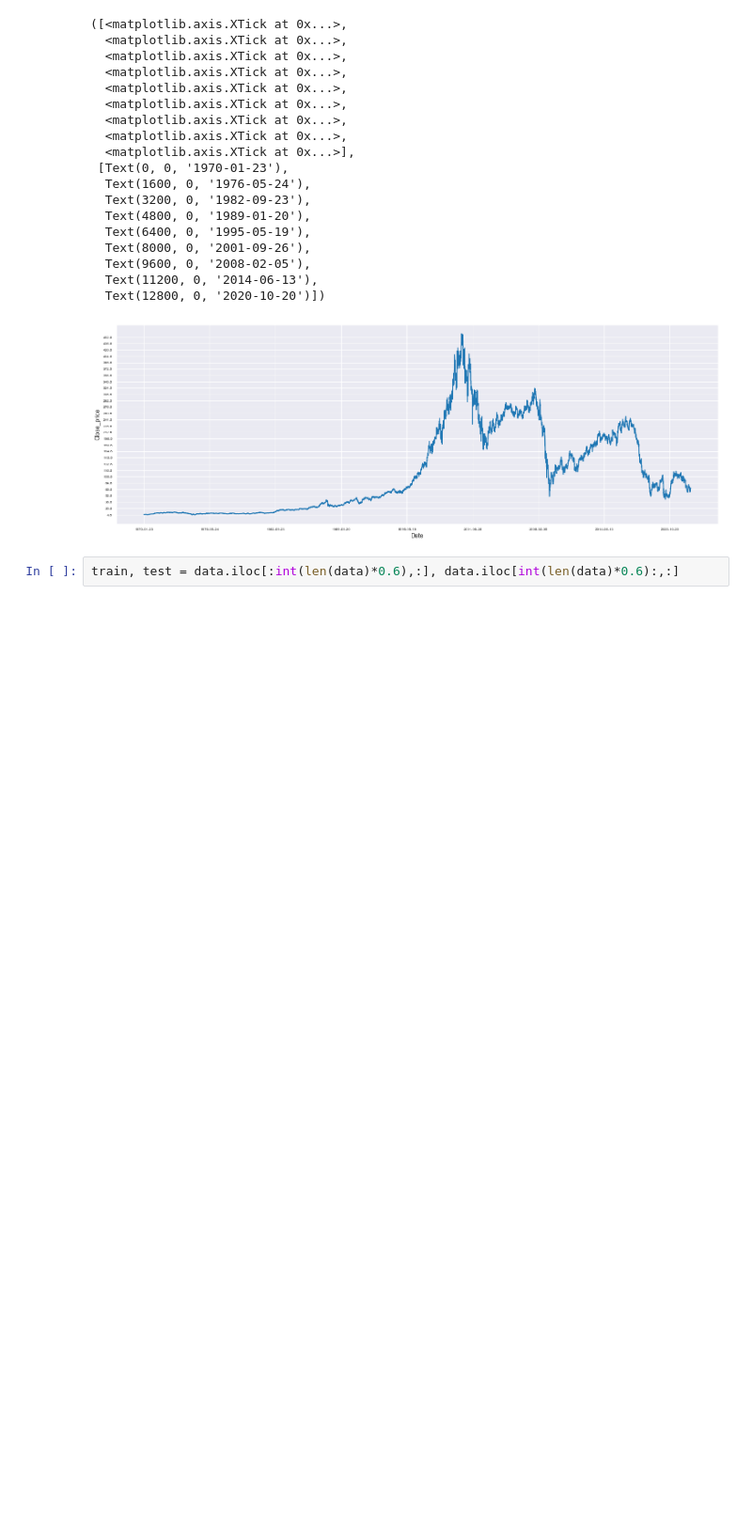
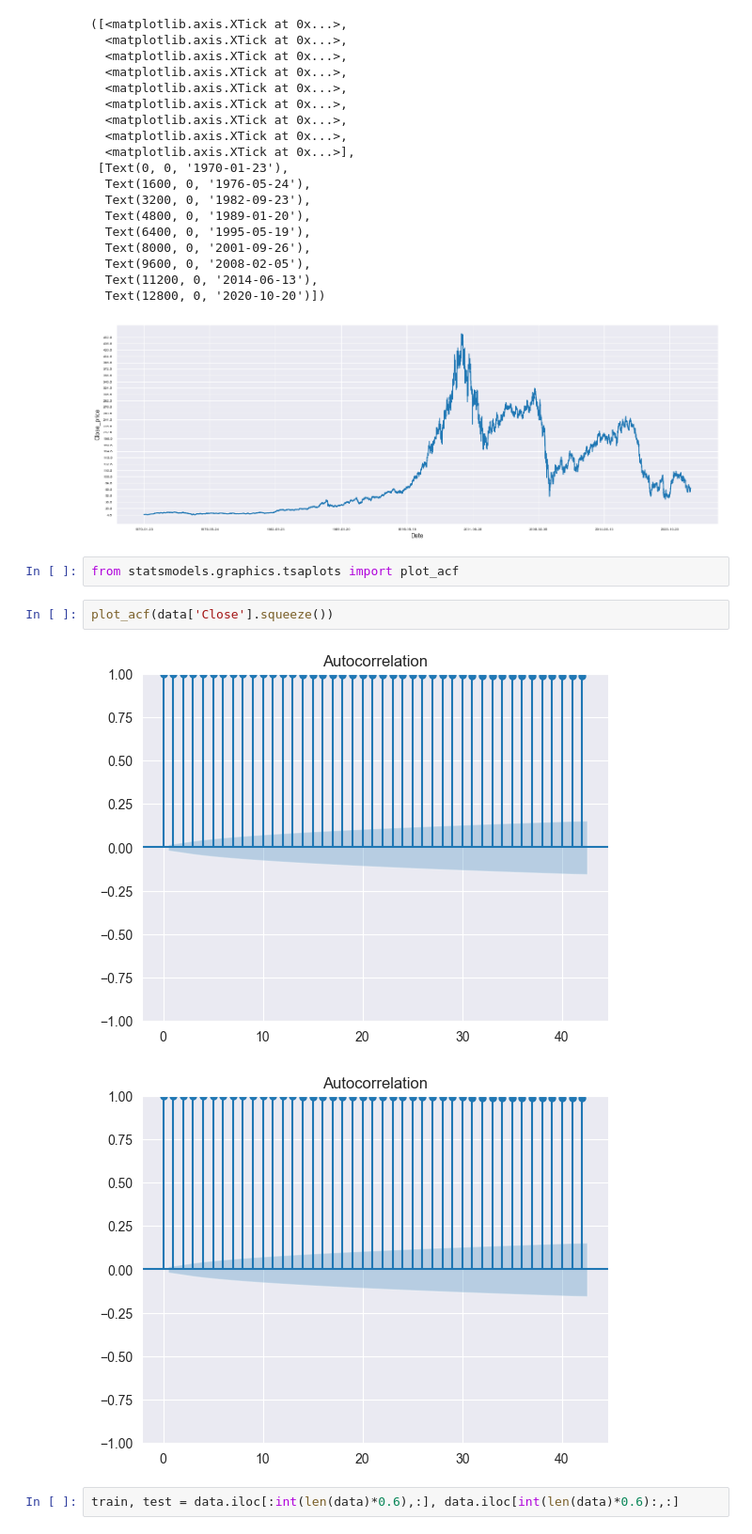
Before and after one commit to REDISKA3000/course_prj, a Jupyter notebook: 1st_detection_model.ipynb, the cells around one changed output. Shown at 94% size. Saved outputs shown, nothing was run; the diff lists cells and outputs as text; blank space fills up the shorter version.

```diff
--- a/1st_detection_model.ipynb
+++ b/1st_detection_model.ipynb
@@ -51,6 +52,13 @@ plt.xticks([ i for i in range(0,data.count()[0],1600) ], size = 6)
   Text(11200, 0, '2014-06-13'),
   Text(12800, 0, '2020-10-20')])
 [figure]
+# %%
+from statsmodels.graphics.tsaplots import plot_acf
+# %%
+plot_acf(data['Close'].squeeze())
+# %% [output]
+[figure, added]
+[figure, added]
 # %%
 train, test = data.iloc[:int(len(data)*0.6),:], data.iloc[int(len(data)*0.6):,:]
 # %%
```
Also changed, not shown: parts of 1 cell of this notebook, 2 other files.
